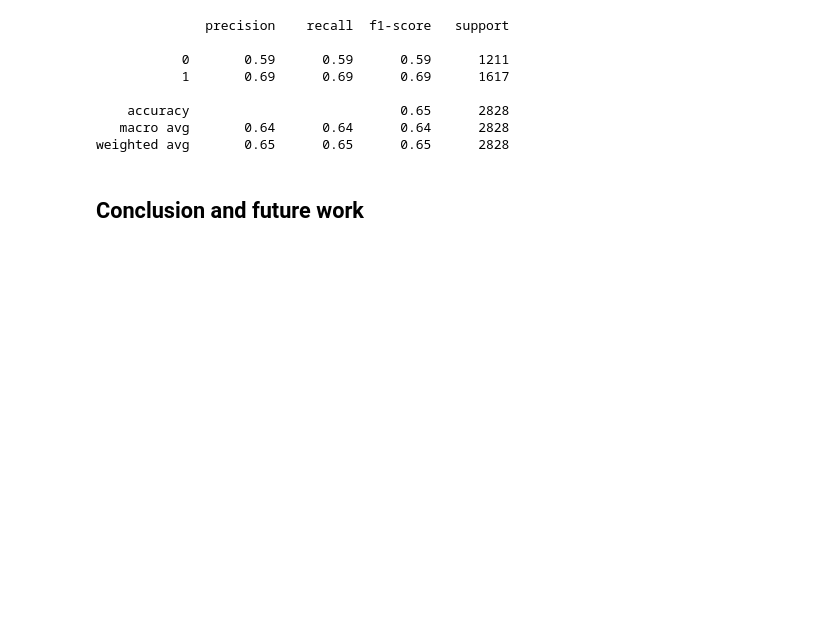
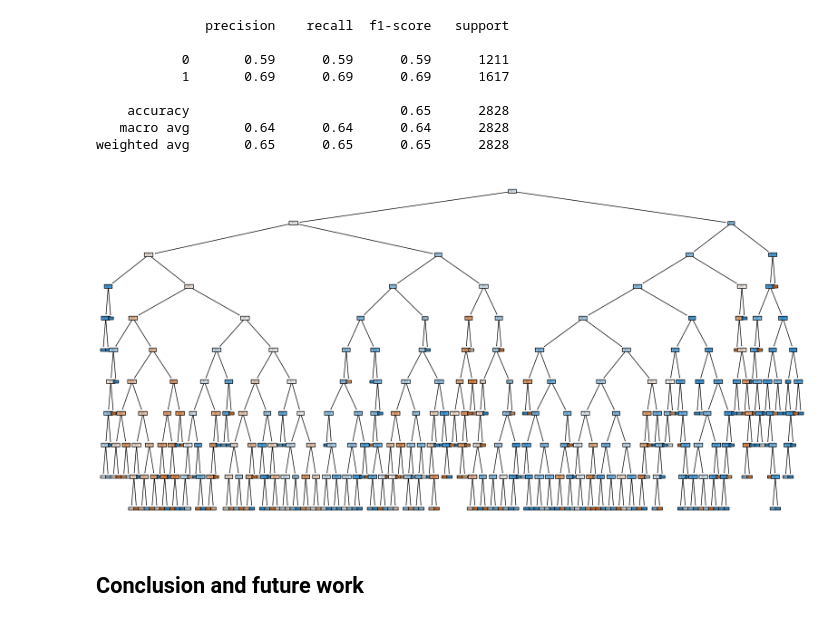
Before and after one commit to epfl-ada/ada-2023-project-dromadaire, a Jupyter notebook: P3_final.ipynb, the cells around one changed output. Cells and saved outputs as stored; diff of their text form; code cells hidden in the pictures; blank space fills up the shorter version.

```diff
--- a/P3_final.ipynb
+++ b/P3_final.ipynb
@@ -1118,6 +1122,26 @@ fig = px.bar(features_df, x='Importance', y='Feature', orientation='h',
 
 # Show the plot
 fig.show()
+# %%
+import matplotlib.pyplot as plt
+from sklearn.tree import plot_tree
+from sklearn.ensemble import RandomForestClassifier
+
+# Let's visualize the first tree in the forest
+estimator = rf_clf_optimized.estimators_[0]
+
+# Plotting the tree
+plt.figure(figsize=(20, 10))  # Adjust the size as needed
+plot_tree(estimator,
+          filled=True,
+          feature_names=X.columns,
+          class_names=['Class 0', 'Class 1'],
+          rounded=True,
+          proportion=False,
+          precision=2)
+plt.show()
+# %% [output]
+[figure, added]
 # %% [markdown]
 ## Conclusion and future work
 # %%
```
Also changed, not shown: parts of 4 cells of this notebook.
